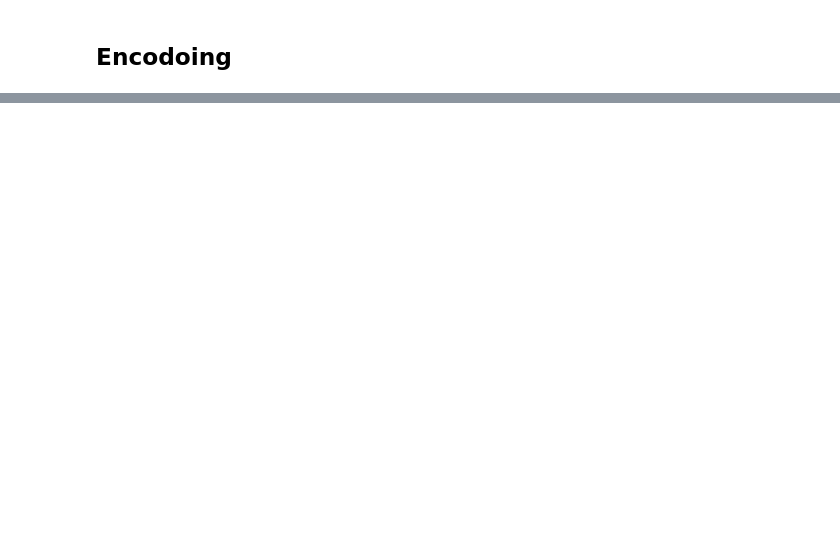
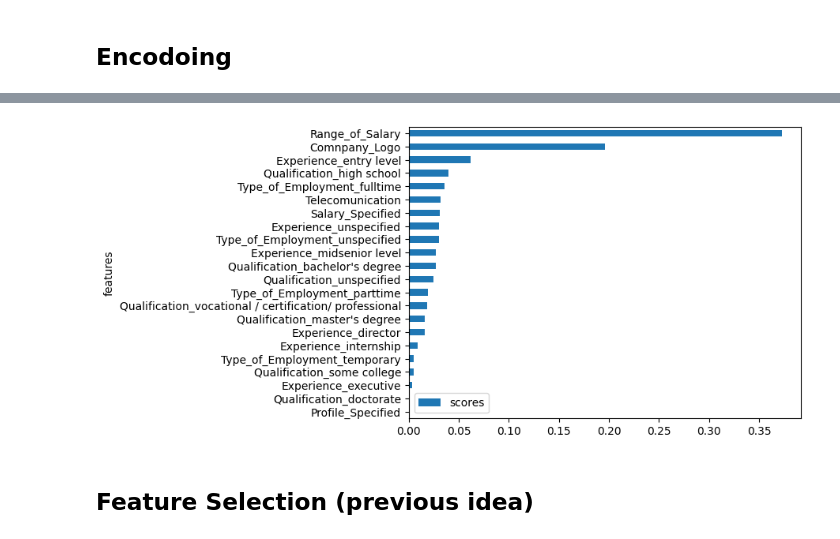
Before and after one commit to cheryltan17/DSA4263-Project, a Jupyter notebook: eda_ftr_eng/ftr_eng.ipynb, the cells around one changed output, grey strips where cells are left out. Drawn from its saved outputs; the diff is of its cells as text; code cells hidden in the pictures; blank space fills up the shorter version.

```diff
--- a/eda_ftr_eng/ftr_eng.ipynb
+++ b/eda_ftr_eng/ftr_eng.ipynb
@@ -202,0 +336,6 @@ print(type(new_df['Job Title'].iloc[0]))   # Should output <class 'numpy.ndarray
+# %%
+selected_ftrs_k = feature_selection(non_embed_df, features, "select_random_forest", 30)
+# %% [output]
+[figure, added]
+# %% [markdown]
+## Feature Selection (previous idea)
```
Also changed, not shown: parts of 36 cells of this notebook, 5 other files.
